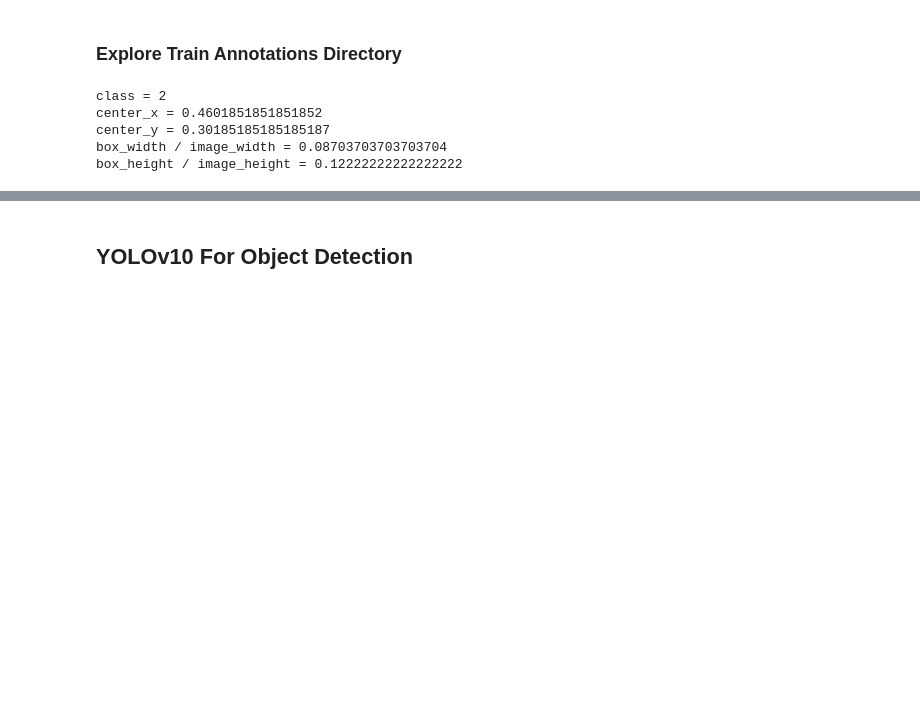
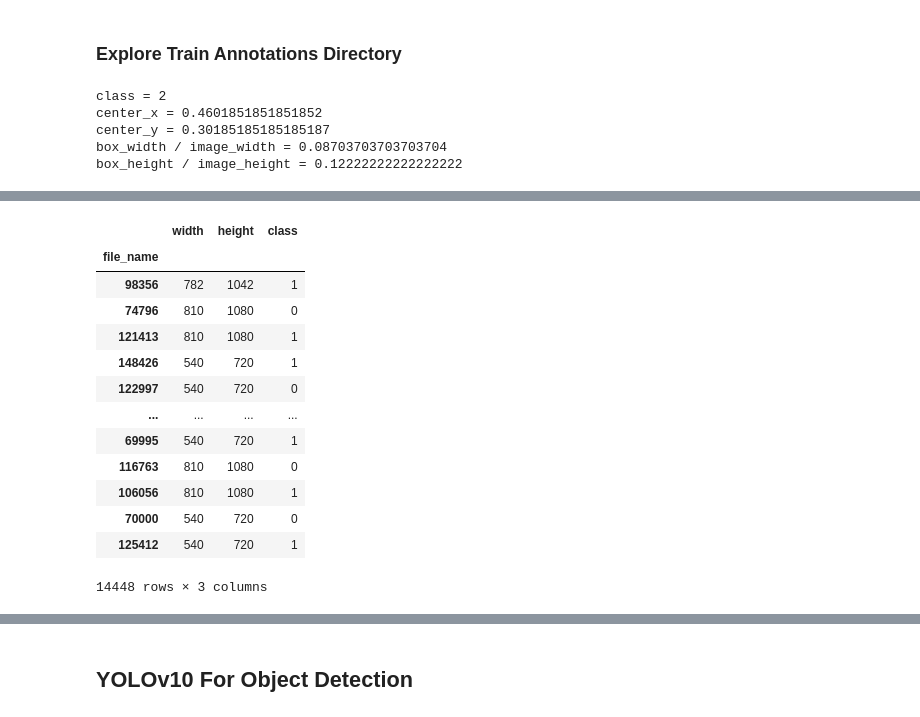
Before and after one commit to xHexlabx/SuperAI_SS4_Recap, a Jupyter notebook: SuperAI_SS4_Level_2/Hack_6_Liver_Ultrasound_Detection/Liver_Ultrasound_Detection.ipynb, the cells around one changed output, grey strips where cells are left out. Drawn from its saved outputs; the diff is of its cells as text; code cells hidden in the pictures; blank space fills up the shorter version.

```diff
--- a/SuperAI_SS4_Level_2/Hack_6_Liver_Ultrasound_Detection/Liver_Ultrasound_Detection.ipynb
+++ b/SuperAI_SS4_Level_2/Hack_6_Liver_Ultrasound_Detection/Liver_Ultrasound_Detection.ipynb
@@ -45,0 +111,51 @@ box_height / image_height = 0.12222222222222222
+# %%
+annotation_for_train_datasets = {
+
+    'file_name' : [] ,
+    'width' : [] ,
+    'height' : [] ,
+    'class' : [] ,
+
+}
+#class 0 -> no lesion 1 -> lesion
+# %%
+# loop in train
+train_dataset_path = '/content/train/train'
+
+train_dataset_annotations = os.listdir(f'{train_dataset_path}/annotations')
+
+for idx , file_name in tqdm(enumerate(os.listdir(f'{train_dataset_path}/images'))) :
+
+    name = file_name.split('.')[0]
+
+    annotation_for_train_datasets['file_name'].append(name)
+
+    class_ = 1 if f'{name}.txt' in train_dataset_annotations else 0
+    annotation_for_train_datasets['class'].append(class_)
+
+    image = Image.open(f'{train_dataset_path}/images/{file_name}')
+
+    shape = np.array(image).shape
+
+    annotation_for_train_datasets['width'].append(shape[0])
+    annotation_for_train_datasets['height'].append(shape[1])
+# %%
+annotation_for_train_datasets_df = pd.DataFrame.from_dict(annotation_for_train_datasets)
+annotation_for_train_datasets_df.set_index('file_name', inplace=True)
+# %%
+annotation_for_train_datasets_df
+# %% [output]
+|  | width | height | class |
+| file_name |  |  |  |
+| 98356 | 782 | 1042 | 1 |
+| 74796 | 810 | 1080 | 0 |
+| 121413 | 810 | 1080 | 1 |
+| 148426 | 540 | 720 | 1 |
+| 122997 | 540 | 720 | 0 |
+| ... | ... | ... | ... |
+| 69995 | 540 | 720 | 1 |
+| 116763 | 810 | 1080 | 0 |
+| 106056 | 810 | 1080 | 1 |
+| 70000 | 540 | 720 | 0 |
+| 125412 | 540 | 720 | 1 |
+14448 rows × 3 columns
```
Also changed, not shown: parts of 53 cells of this notebook.
